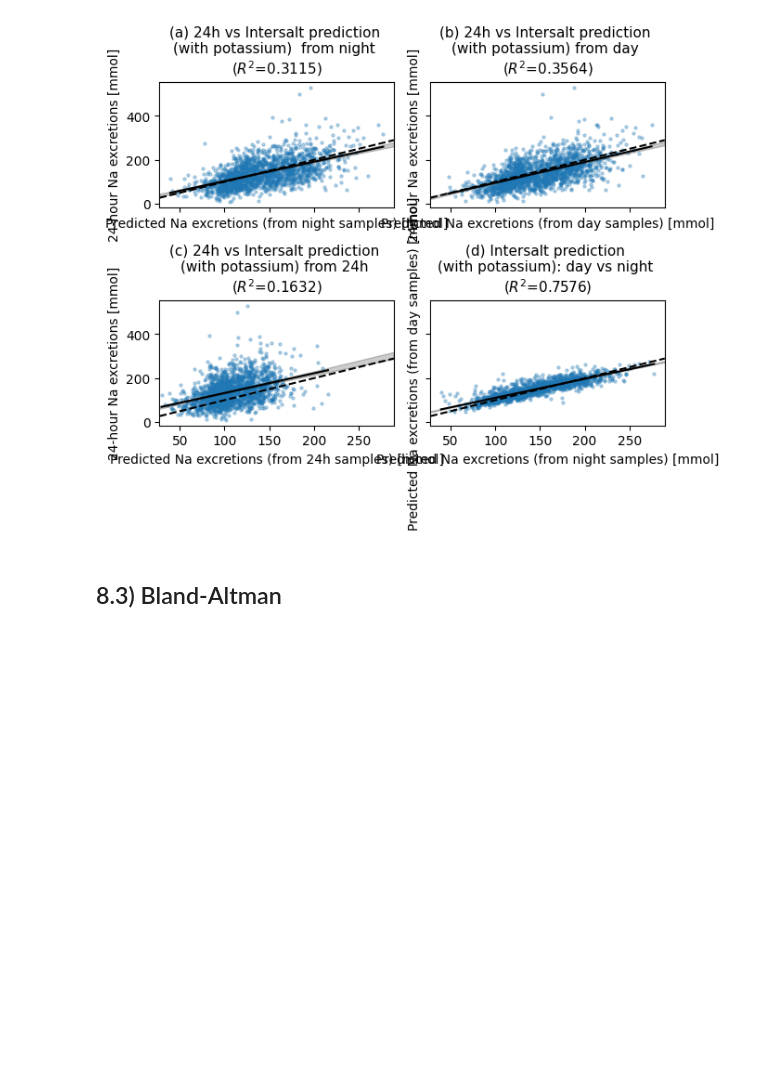
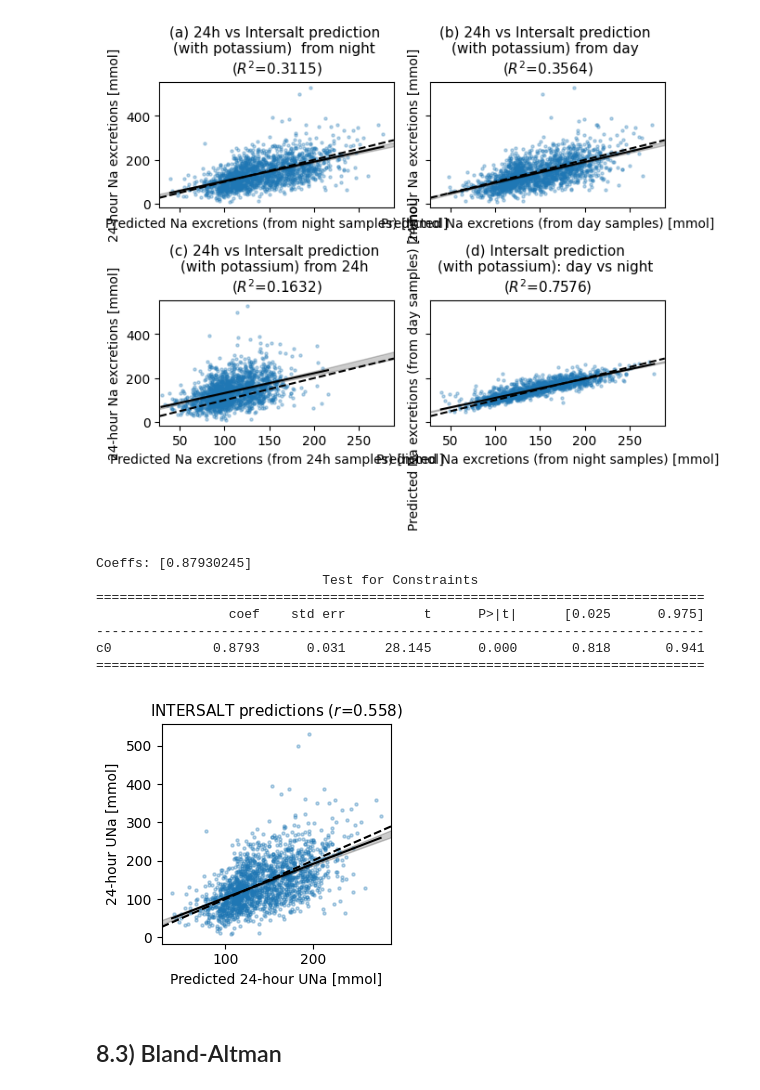
Before and after one commit to nolan1999/una-estimation-from-night-samples-pub, a Jupyter notebook: Notebooks/08_discussion_intersalt.ipynb, the cells around one changed output. Saved outputs shown, nothing was run; the diff lists cells and outputs as text; code cells hidden in the pictures; blank space fills up the shorter version.

```diff
--- a/Notebooks/08_discussion_intersalt.ipynb
+++ b/Notebooks/08_discussion_intersalt.ipynb
@@ -141,6 +141,24 @@ Coeffs: [0.94471412]
 c0             0.8667      0.012     73.986      0.000       0.844       0.890
 ==============================================================================
 [figure]
+# %%
+fig, ax = plt.subplots(figsize=(0.5 * fig_width, 0.5 * fig_width))
+
+r_squared = plot_regression(df_sub.una_un_mmol_intersalt, df_sub[target_col], ax)
+ax.set(xlabel='Predicted 24-hour UNa [mmol]', ylabel='24-hour UNa [mmol]',
+          title=f'INTERSALT predictions ($r$={round(r_squared ** 0.5, 3)})')
+
+fig.tight_layout()
+fig.savefig('../Figures/intersalt/regression_intersalt.png', dpi=500)
+# %% [output]
+Coeffs: [0.87930245]
+                             Test for Constraints
+==============================================================================
+                 coef    std err          t      P>|t|      [0.025      0.975]
+------------------------------------------------------------------------------
+c0             0.8793      0.031     28.145      0.000       0.818       0.941
+==============================================================================
+[figure, added]
 # %% [markdown]
 ## 8.3) Bland-Altman
 # %% [markdown]
```
Also changed, not shown: parts of 3 cells of this notebook, 7 other files.
